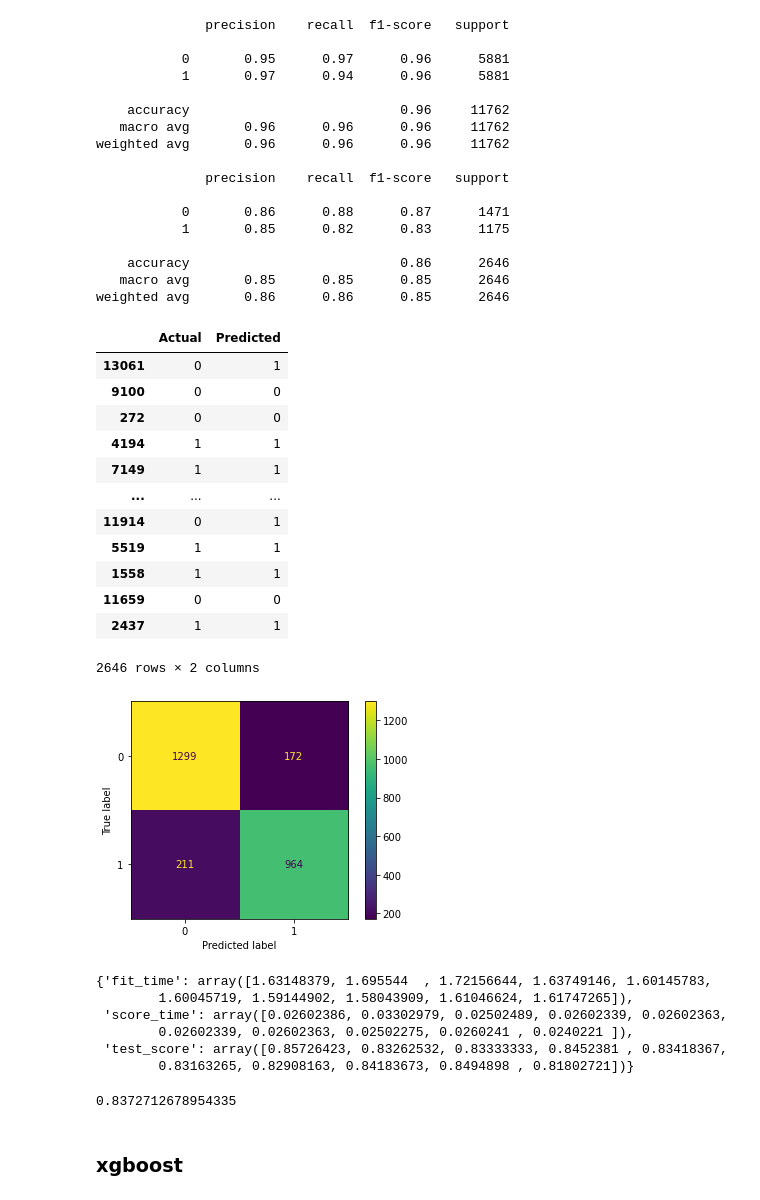
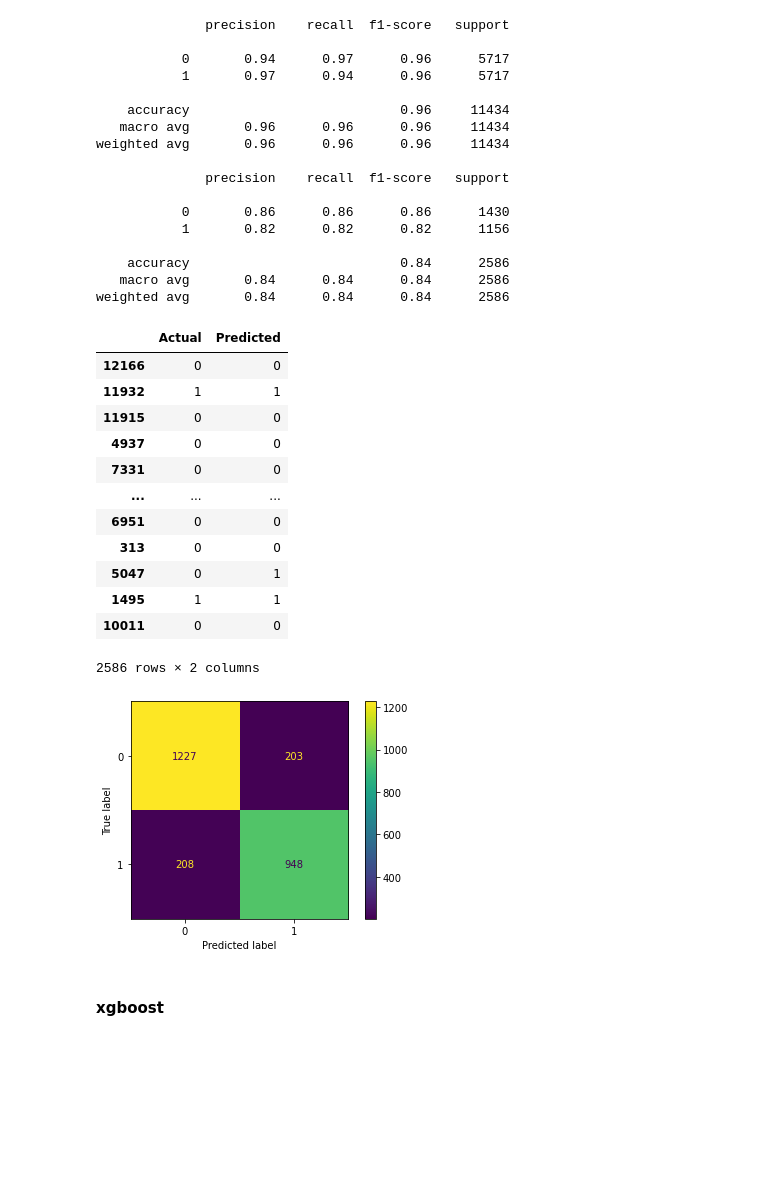
Before and after one commit to Yousef-Nasr/Zomato-Classification, a Jupyter notebook: notebooks/trainModelClassification.ipynb, the cells around one changed output. Saved outputs shown, nothing was run; the diff lists cells and outputs as text; code cells hidden in the pictures; blank space fills up the shorter version.

```diff
--- a/notebooks/trainModelClassification.ipynb
+++ b/notebooks/trainModelClassification.ipynb
@@ -26,0 +25,4 @@ df['rest_type'].nunique()
+# %%
+df = df.drop(['url'], axis=1)
+# %%
+df['rate'] = df['rate'].apply(lambda x: 1 if x >= 3.75 else 0)
@@ -28,10 +32,8 @@ df['rest_type'].nunique()
 df['online_order'] = df['online_order'].apply(lambda x: 1 if x == 'Yes' else 0)
 df['book_table'] = df['book_table'].apply(lambda x: 1 if x == 'Yes' else 0)
 # %%
-x = df.drop(['rate', 'url'], axis=1)
+x = df.drop(['rate'], axis=1)
 y = df['rate']
-# %%
-y = y.apply(lambda x: 1 if x >= 3.75 else 0)
 # %%
 cat = x.select_dtypes(include='object').columns
 numeric = x.select_dtypes(exclude='object').columns
@@ -113,64 +143,48 @@ weighted avg       0.82      0.82      0.82      2646
 # %%
 from sklearn.ensemble import RandomForestClassifier
 #rf = RandomForestClassifier(max_depth=15, random_state=42, n_estimators=100,min_samples_leaf=4, min_samples_split=2, max_features='sqrt')
-rf = RandomForestClassifier( random_state=42, n_estimators=100, max_depth=25, min_samples_leaf=1)
+rf = RandomForestClassifier( random_state=42, n_estimators=100, max_depth=23, min_samples_leaf=1)
 #rf = RandomForestClassifier()
 rf.fit(x_train_scaled,y_train)
 y_pred_rf = rf.predict(x_test_scaled)
 print(classification_report(y_train, rf.predict(x_train_scaled)))
 print(classification_report(y_test, y_pred_rf))
-plot_confusion_matrix(rf, x_test_scaled, y_test)
+ConfusionMatrixDisplay.from_estimator(rf, x_test_scaled, y_test)
 rf_dataframe = pd.DataFrame({'Actual': y_test, 'Predicted': y_pred_rf})
 rf_dataframe
 # %% [output]
               precision    recall  f1-score   support
 
-           0       0.95      0.97      0.96      5881
-           1       0.97      0.94      0.96      5881
+           0       0.94      0.97      0.96      5717
+           1       0.97      0.94      0.96      5717
 
-    accuracy                           0.96     11762
-   macro avg       0.96      0.96      0.96     11762
-weighted avg       0.96      0.96      0.96     11762
+    accuracy                           0.96     11434
+   macro avg       0.96      0.96      0.96     11434
+weighted avg       0.96      0.96      0.96     11434
 
               precision    recall  f1-score   support
 
-           0       0.86      0.88      0.87      1471
-           1       0.85      0.82      0.83      1175
+           0       0.86      0.86      0.86      1430
+           1       0.82      0.82      0.82      1156
 
-    accuracy                           0.86      2646
-   macro avg       0.85      0.85      0.85      2646
-weighted avg       0.86      0.86      0.85      2646
+    accuracy                           0.84      2586
+   macro avg       0.84      0.84      0.84      2586
+weighted avg       0.84      0.84      0.84      2586
 |  | Actual | Predicted |
-| 13061 | 0 | 1 |
-| 9100 | 0 | 0 |
-| 272 | 0 | 0 |
-| 4194 | 1 | 1 |
-| 7149 | 1 | 1 |
+| 12166 | 0 | 0 |
+| 11932 | 1 | 1 |
+| 11915 | 0 | 0 |
+| 4937 | 0 | 0 |
+| 7331 | 0 | 0 |
 | ... | ... | ... |
-| 11914 | 0 | 1 |
-| 5519 | 1 | 1 |
-| 1558 | 1 | 1 |
-| 11659 | 0 | 0 |
-| 2437 | 1 | 1 |
+| 6951 | 0 | 0 |
+| 313 | 0 | 0 |
+| 5047 | 0 | 1 |
+| 1495 | 1 | 1 |
+| 10011 | 0 | 0 |
-2646 rows × 2 columns
+2586 rows × 2 columns
-[figure, old version]
+[figure, new version]
-# %%
-from sklearn.model_selection import KFold,cross_validate
-kfold = KFold(n_splits=10)
-scores = cross_validate(rf,x_train_scaled,y_train,cv=kfold)
-scores
-# %% [output]
-{'fit_time': array([1.63148379, 1.695544  , 1.72156644, 1.63749146, 1.60145783,
-        1.60045719, 1.59144902, 1.58043909, 1.61046624, 1.61747265]),
- 'score_time': array([0.02602386, 0.03302979, 0.02502489, 0.02602339, 0.02602363,
-        0.02602339, 0.02602363, 0.02502275, 0.0260241 , 0.0240221 ]),
- 'test_score': array([0.85726423, 0.83262532, 0.83333333, 0.8452381 , 0.83418367,
-        0.83163265, 0.82908163, 0.84183673, 0.8494898 , 0.81802721])}
-# %%
-scores['test_score'].mean()
-# %% [output]
-0.8372712678954335
 # %% [markdown]
-### xgboost
+#### xgboost
 # %%
 from xgboost import XGBClassifier
```
Also changed, not shown: parts of 55 cells of this notebook, 7 other files.
